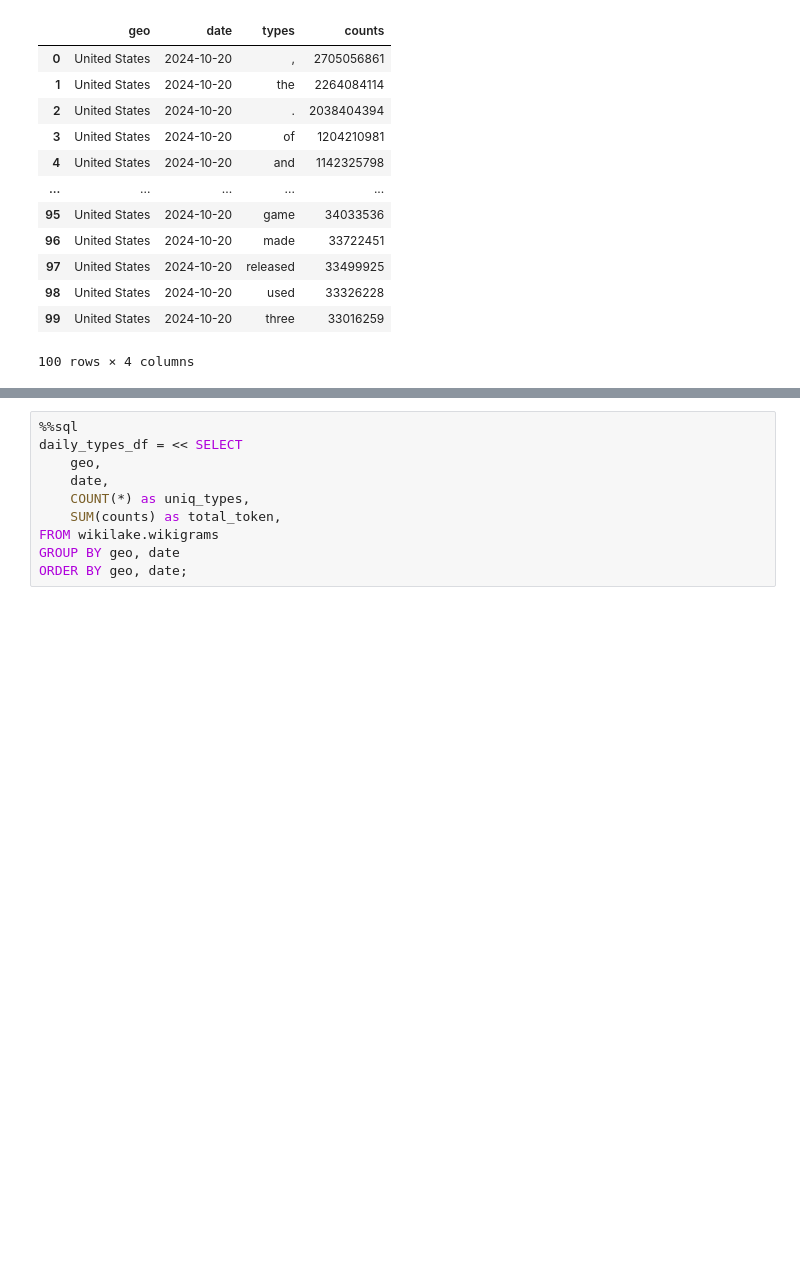
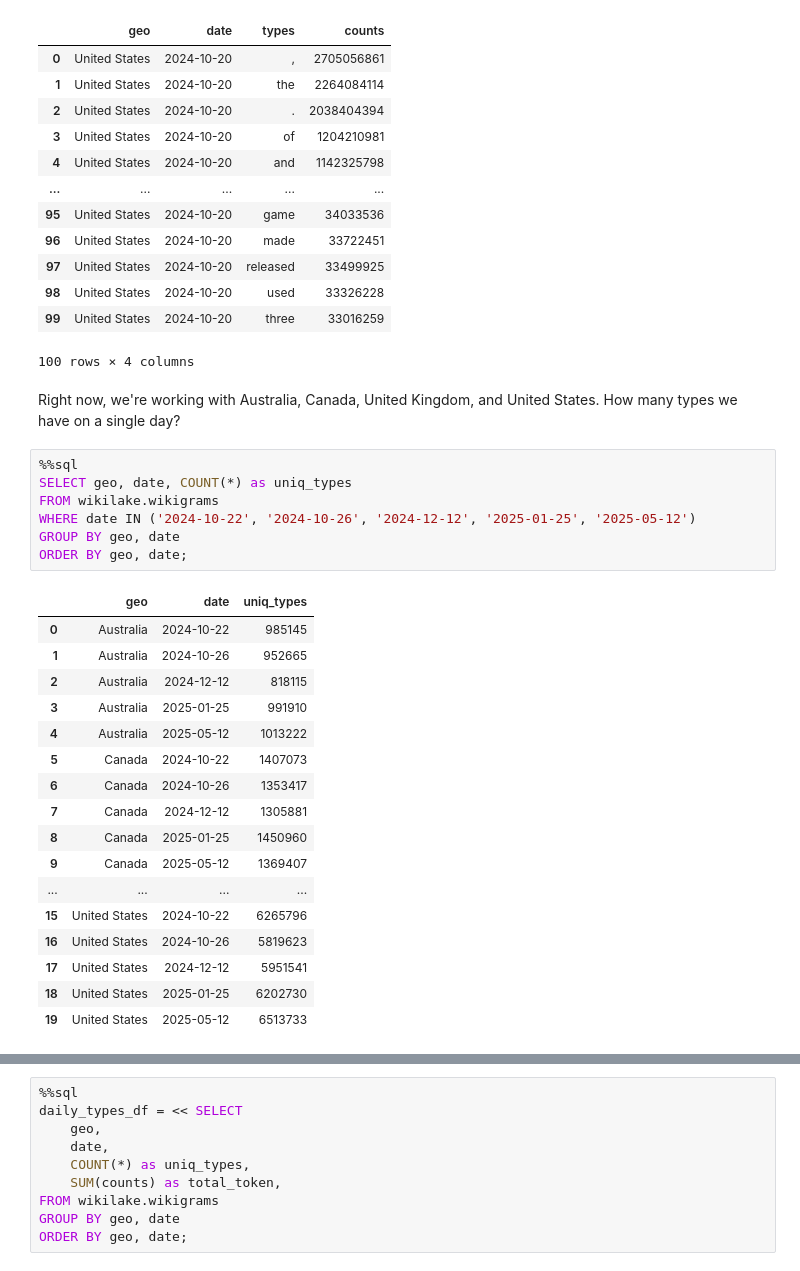
Before and after one commit to Vermont-Complex-Systems/wikigrams, a Jupyter notebook: getting-started.ipynb, the cells around one changed output, grey strips where cells are left out. Cells and saved outputs as stored; diff of their text form; blank space fills up the shorter version.

```diff
--- a/getting-started.ipynb
+++ b/getting-started.ipynb
@@ -52,3 +58,30 @@ GROUP BY geo
 | 98 | United States | 2024-10-20 | used | 33326228 |
 | 99 | United States | 2024-10-20 | three | 33016259 |
 100 rows × 4 columns
+# %% [markdown]
+Right now, we're working with Australia, Canada, United Kingdom, and United States. How many types we have on a single day?
+# %%
+%%sql
+SELECT geo, date, COUNT(*) as uniq_types
+FROM wikilake.wikigrams
+WHERE date IN ('2024-10-22', '2024-10-26', '2024-12-12', '2025-01-25', '2025-05-12')
+GROUP BY geo, date
+ORDER BY geo, date;
+# %% [output]
+|  | geo | date | uniq_types |
+| 0 | Australia | 2024-10-22 | 985145 |
+| 1 | Australia | 2024-10-26 | 952665 |
+| 2 | Australia | 2024-12-12 | 818115 |
+| 3 | Australia | 2025-01-25 | 991910 |
+| 4 | Australia | 2025-05-12 | 1013222 |
+| 5 | Canada | 2024-10-22 | 1407073 |
+| 6 | Canada | 2024-10-26 | 1353417 |
+| 7 | Canada | 2024-12-12 | 1305881 |
+| 8 | Canada | 2025-01-25 | 1450960 |
+| 9 | Canada | 2025-05-12 | 1369407 |
+| ... | ... | ... | ... |
+| 15 | United States | 2024-10-22 | 6265796 |
+| 16 | United States | 2024-10-26 | 5819623 |
+| 17 | United States | 2024-12-12 | 5951541 |
+| 18 | United States | 2025-01-25 | 6202730 |
+| 19 | United States | 2025-05-12 | 6513733 |
```
Also changed, not shown: parts of 25 cells of this notebook, 7 other files.
